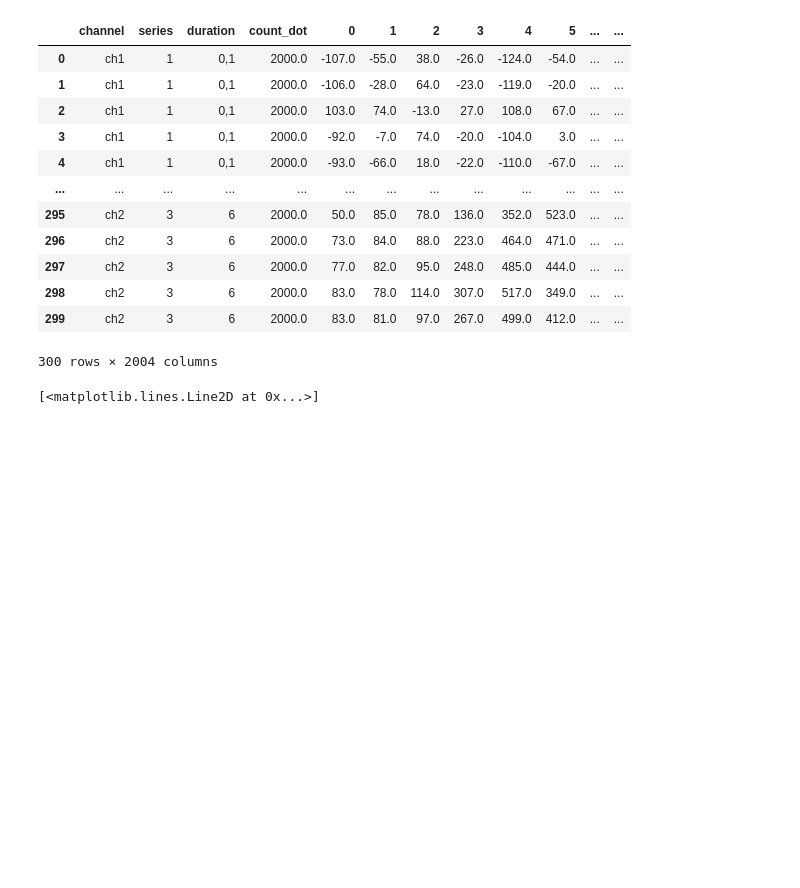
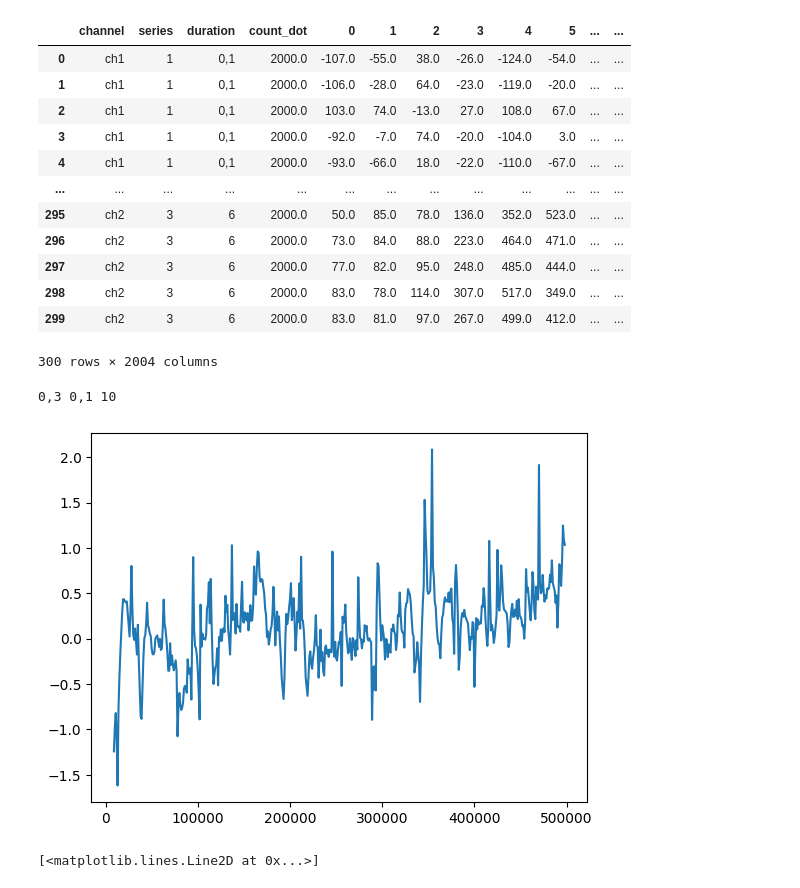
Before and after one commit to Genia163/relative_spectrum, a Jupyter notebook: basic_statistical_processing.ipynb, the cells around one changed output. Drawn from its saved outputs; the diff is of its cells as text; code cells hidden in the pictures; blank space fills up the shorter version.

```diff
--- a/basic_statistical_processing.ipynb
+++ b/basic_statistical_processing.ipynb
@@ -45,6 +47,12 @@ all_signals
 | 298 | ch2 | 3 | 6 | 2000.0 | 83.0 | 78.0 | 114.0 | 307.0 | 517.0 | 349.0 | ... | ... |
 | 299 | ch2 | 3 | 6 | 2000.0 | 83.0 | 81.0 | 97.0 | 267.0 | 499.0 | 412.0 | ... | ... |
 300 rows × 2004 columns
+# %%
+print(durations[1],durations[0], len(durations))
+rel_spect_wfreq_log(i1 = 0, i2 = 0, ch_num1 = 0, ch_num2 = 0,  n_series1 = 0, duration1 = 0, n_series2 = 0, duration2 = 9, normalize = True, f_low = 10000, f_high = 500000)
+# %% [output]
+0,3 0,1 10
+[figure, added]
 # %%
 def sel_exp(ch_num, n_series, duration):
     """
```
Also changed, not shown: parts of 2 cells of this notebook.
